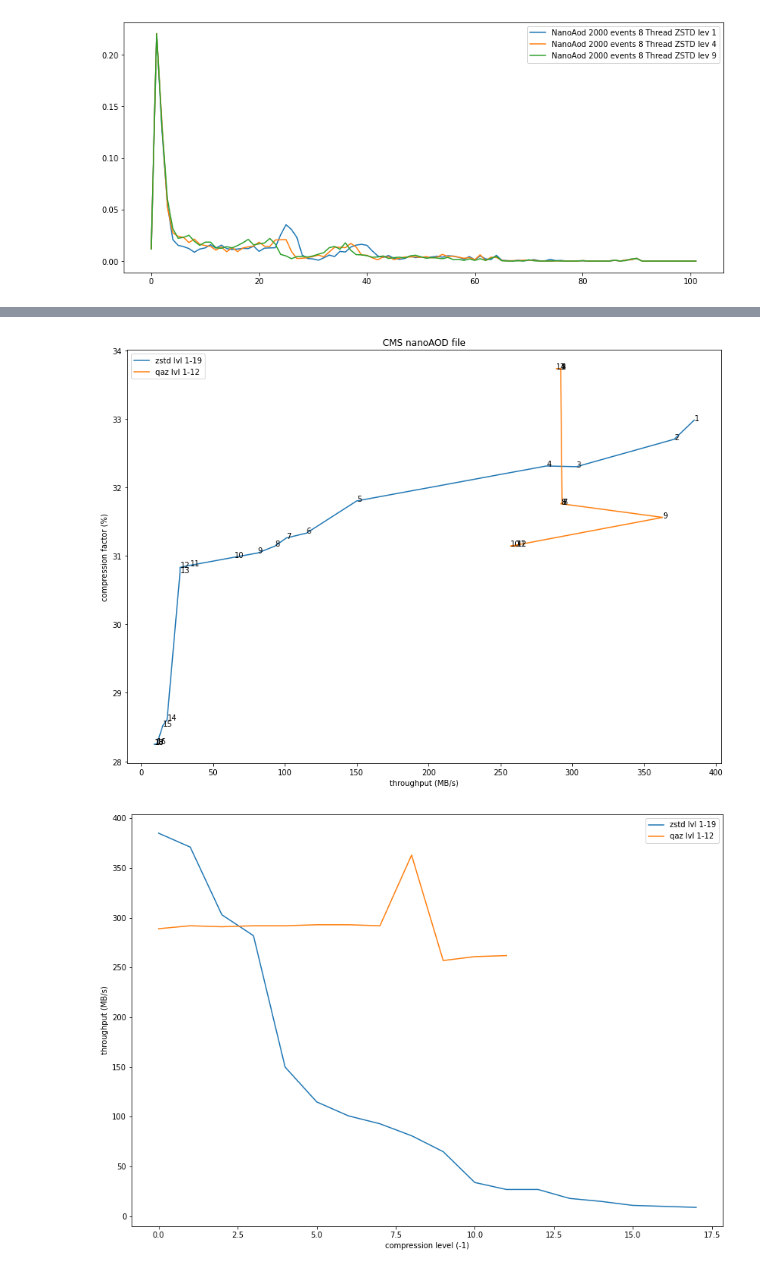
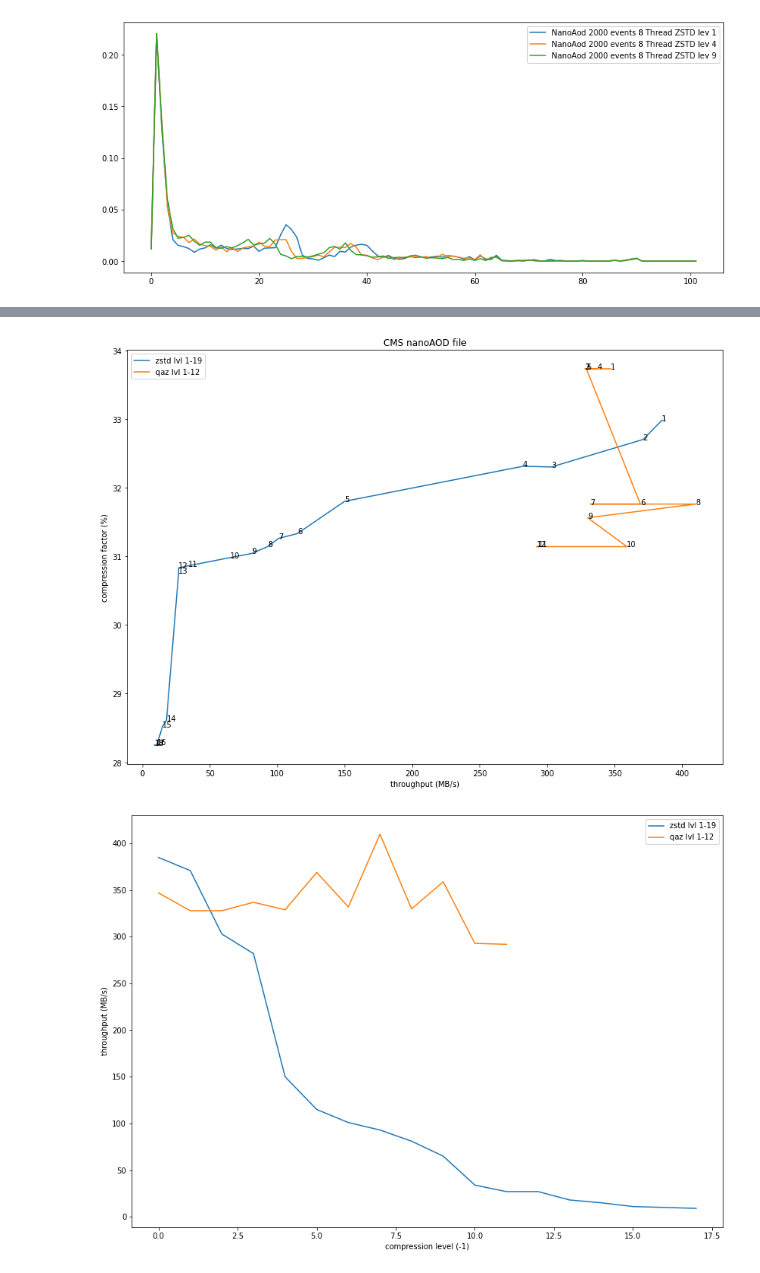
Before and after one commit to VinInn/pyTools, a Jupyter notebook: compression.ipynb, the cells around one changed output, grey strips where cells are left out. Drawn from its saved outputs; the diff is of its cells as text; code cells hidden in the pictures.

```diff
--- a/compression.ipynb
+++ b/compression.ipynb
@@ -149,11 +151,20 @@ plt.show()
 4791
 [figure]
 # %%
-zstd_thr = np.array([653,690,586,540,263,216,191,180,164,138,75,67,39,28,25,18,17,13,])
-zstd_comp = np.array([69.64,69.47,69.17,69.09,68.69,68.49,68.44,68.40,68.37,68.36,68.21,68.21,68.17,67.94,67.88,67.73,67.72,67.71,])
+#zstd_thr = np.array([653,690,586,540,263,216,191,180,164,138,75,67,39,28,25,18,17,13,])
+#zstd_comp = np.array([69.64,69.47,69.17,69.09,68.69,68.49,68.44,68.40,68.37,68.36,68.21,68.21,68.17,67.94,67.88,67.73,67.72,67.71,])
 
-qaz_thr = np.array([512,514,515,503,503,475,479,483,478,448,441,410])
+zstd_thr = np.array([664,681,586,542,261,217,191,179,163,138,75,67,39,28,25,18,17,13])
+zstd_comp = np.array([69.64,69.47,69.17,69.09,68.69,68.49,68.44,68.40,68.37,68.36,68.21,68.21,68.17,67.94,67.88,67.73,67.72,67.71])
+
+
+
+#qaz_thr = np.array([512,514,515,503,503,475,479,483,478,448,441,410])
+#qaz_comp = np.array([68.86,68.86,68.86,68.86,68.86,68.49,68.49,68.49,68.45,68.32,68.32,68.32])
+
+qaz_thr = np.array([527,525,531,620,575,527,521,518,511,479,480,484])
 qaz_comp = np.array([68.86,68.86,68.86,68.86,68.86,68.49,68.49,68.49,68.45,68.32,68.32,68.32])
+
 
 fig, axs = plt.subplots(figsize=(14, 10))
 plt.title("gcc source tar")
@@ -181,8 +192,14 @@ plt.show()
 zstd_thr = np.array([747,779,676,635,287,219,190,173,144,114,59,41,40,28,21,15,12,8,])
 zstd_comp = np.array([19.09,19.07,18.89,18.90,18.61,18.25,18.20,18.14,18.10,18.07,18.00,17.98,17.97,17.64,17.52,17.48,17.45,17.44,])
 
-qaz_thr = np.array([567,564,562,564,569,544,541,540,536,498,502,508])
-qaz_comp = np.array([19.88,19.88,19.88,19.88,19.88,18.70,18.70,18.70,18.60,18.39,18.39,18.39,])
+#743,778,675,640,288,214,190,172,144,113,59,41,40,28,21,15,12,8
+# 19.09,19.07,18.89,18.90,18.61,18.25,18.20,18.14,18.10,18.07,18.00,17.98,17.97,17.64,17.52,17.48,17.45,17.44
+
+#qaz_thr = np.array([567,564,562,564,569,544,541,540,536,498,502,508])
+#qaz_comp = np.array([19.88,19.88,19.88,19.88,19.88,18.70,18.70,18.70,18.60,18.39,18.39,18.39,])
+
+qaz_thr = np.array([639,623,658,665,664,629,607,639,629,595,584,581])
+qaz_comp = np.array([19.88,19.88,19.88,19.88,19.88,18.70,18.70,18.70,18.60,18.39,18.39,18.39])
 
 fig, axs = plt.subplots(figsize=(14, 10))
 plt.title("CMS miniAOD file")
@@ -192,9 +209,9 @@ plt.xlabel("throughput (MB/s)")
 plt.ylabel("compression factor (%)")
 plt.legend(loc='upper left')
 for i, txt in enumerate(zstd_thr):
-    plt.annotate(i+1, (zstd_thr[i],zstd_comp[i]))
+    plt.annotate((i+1), (zstd_thr[i],zstd_comp[i]))
 for i, txt in enumerate(qaz_thr):
-    plt.annotate(i+1, (qaz_thr[i],qaz_comp[i]))
+    plt.annotate((i+1), (qaz_thr[i],qaz_comp[i]))
 plt.show()
 
 fig, axs = plt.subplots(figsize=(14, 10))
@@ -210,30 +227,32 @@ plt.show()
 # %%
 zstd_thr = np.array([385,371,303,282,150,115,101,93,81,65,34,27,27,18,15,11,10,9,])
 zstd_comp = np.array([32.98,32.70,32.30,32.31,31.80,31.33,31.26,31.14,31.04,30.98,30.86,30.83,30.76,28.61,28.52,28.26,28.25,28.25,])
 
-qaz_thr = np.array([289,292,291,292,292,293,293,292,363,257,261,262,])
-qaz_comp = np.array([33.73,33.73,33.73,33.73,33.73,31.76,31.76,31.76,31.56,31.14,31.14,31.14,])
+#qaz_thr = np.array([289,292,291,292,292,293,293,292,363,257,261,262,])
+qaz_thr = np.array([347,328,328,337,329,369,332,410,330,359,293,292])
+#qaz_comp = np.array([33.73,33.73,33.73,33.73,33.73,31.76,31.76,31.76,31.56,31.14,31.14,31.14,])
+qaz_comp = np.array([33.73,33.73,33.73,33.73,33.73,31.76,31.76,31.76,31.56,31.14,31.14,31.14])
 
 fig, axs = plt.subplots(figsize=(14, 10))
 plt.title("CMS nanoAOD file")
 plt.plot(zstd_thr,zstd_comp,label="zstd lvl 1-19")
 plt.plot(qaz_thr,qaz_comp,label="qaz lvl 1-12")
 plt.xlabel("throughput (MB/s)")
 plt.ylabel("compression factor (%)")
 plt.legend(loc='upper left')
 for i, txt in enumerate(zstd_thr):
     plt.annotate(i+1, (zstd_thr[i],zstd_comp[i]))
 for i, txt in enumerate(qaz_thr):
     plt.annotate(i+1, (qaz_thr[i],qaz_comp[i]))
 plt.show()
 
 fig, axs = plt.subplots(figsize=(14, 10))
 plt.plot(zstd_thr,label="zstd lvl 1-19")
 plt.plot(qaz_thr,label="qaz lvl 1-12")
 plt.ylabel("throughput (MB/s)")
 plt.xlabel("compression level (-1)")
 plt.legend(loc='upper right')
 plt.show()
 # %% [output]
-[figure, old version]
+[figure, new version]
-[figure, old version]
+[figure, new version]
```
Also changed, not shown: parts of 8 cells of this notebook, 1 other file.
